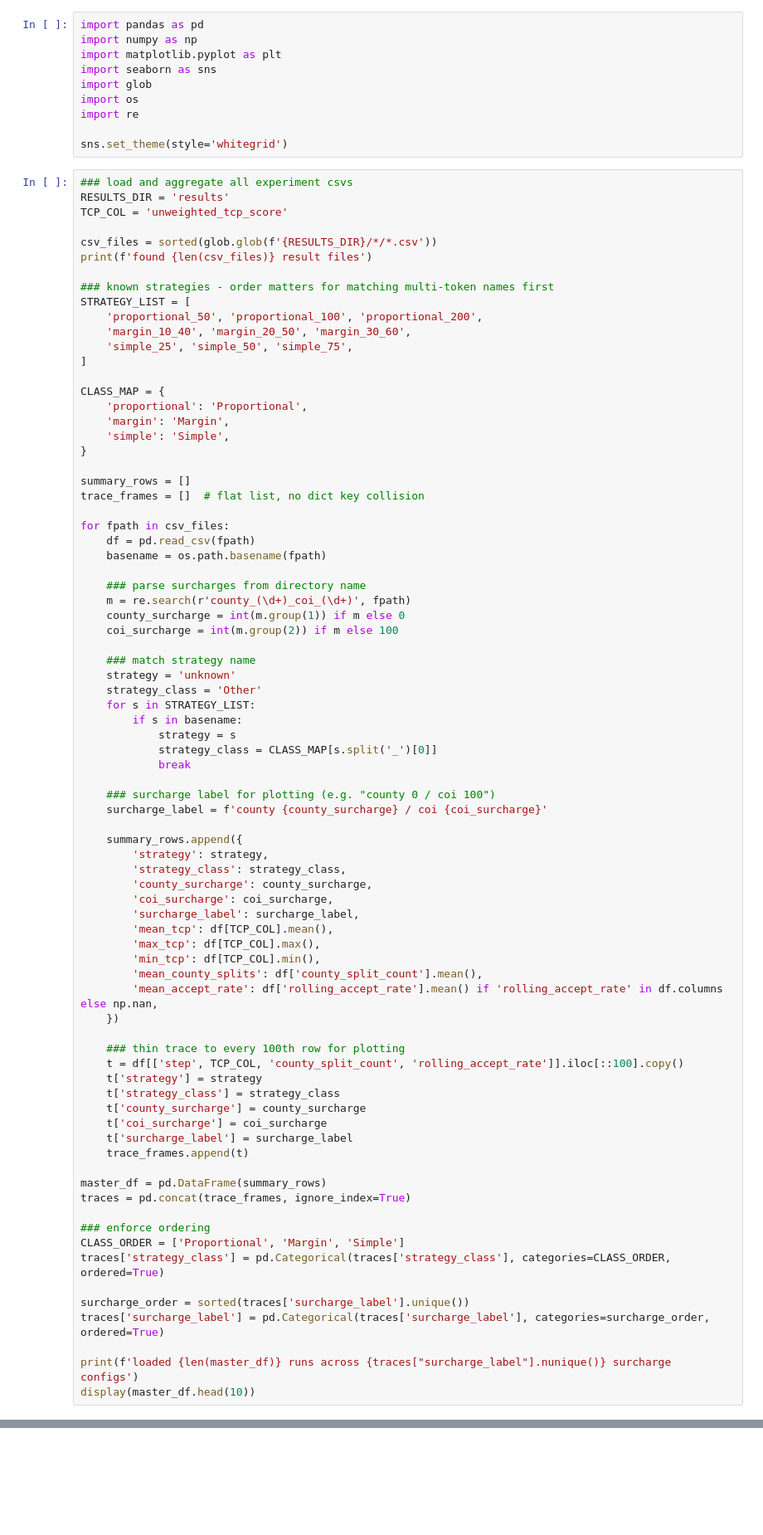
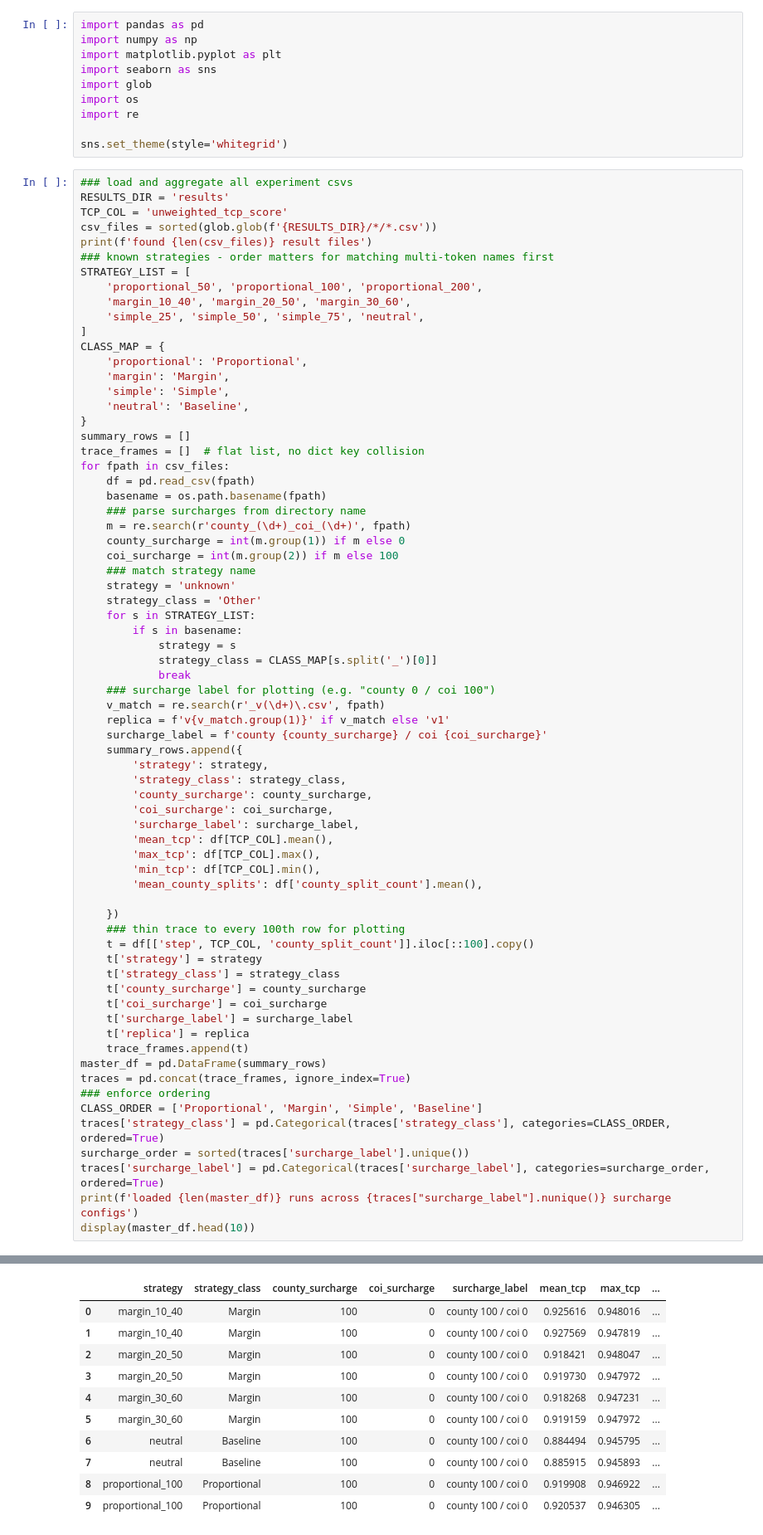
Before and after one commit to jevonlipsey/coi-preservation-project, a Jupyter notebook: analysis/results_viz.ipynb, the cells around one changed output, grey strips where cells are left out. Shown at 83% size. Drawn from its saved outputs; the diff is of its cells as text; blank space fills up the shorter version.

```diff
--- a/analysis/results_viz.ipynb
+++ b/analysis/results_viz.ipynb
@@ -23,35 +23,29 @@ sns.set_theme(style='whitegrid')
 ### load and aggregate all experiment csvs
 RESULTS_DIR = 'results'
 TCP_COL = 'unweighted_tcp_score'
-
 csv_files = sorted(glob.glob(f'{RESULTS_DIR}/*/*.csv'))
 print(f'found {len(csv_files)} result files')
-
 ### known strategies - order matters for matching multi-token names first
 STRATEGY_LIST = [
     'proportional_50', 'proportional_100', 'proportional_200',
     'margin_10_40', 'margin_20_50', 'margin_30_60',
-    'simple_25', 'simple_50', 'simple_75',
+    'simple_25', 'simple_50', 'simple_75', 'neutral',
 ]
-
 CLASS_MAP = {
     'proportional': 'Proportional',
     'margin': 'Margin',
     'simple': 'Simple',
+    'neutral': 'Baseline',
 }
-
 summary_rows = []
 trace_frames = []  # flat list, no dict key collision
-
 for fpath in csv_files:
     df = pd.read_csv(fpath)
     basename = os.path.basename(fpath)
-
     ### parse surcharges from directory name
     m = re.search(r'county_(\d+)_coi_(\d+)', fpath)
     county_surcharge = int(m.group(1)) if m else 0
     coi_surcharge = int(m.group(2)) if m else 100
-
     ### match strategy name
     strategy = 'unknown'
     strategy_class = 'Other'
@@ -60,10 +54,10 @@ for fpath in csv_files:
             strategy = s
             strategy_class = CLASS_MAP[s.split('_')[0]]
             break
-
     ### surcharge label for plotting (e.g. "county 0 / coi 100")
+    v_match = re.search(r'_v(\d+)\.csv', fpath)
+    replica = f'v{v_match.group(1)}' if v_match else 'v1'
     surcharge_label = f'county {county_surcharge} / coi {coi_surcharge}'
-
     summary_rows.append({
         'strategy': strategy,
         'strategy_class': strategy_class,
@@ -74,27 +68,24 @@ for fpath in csv_files:
         'max_tcp': df[TCP_COL].max(),
         'min_tcp': df[TCP_COL].min(),
         'mean_county_splits': df['county_split_count'].mean(),
-        'mean_accept_rate': df['rolling_accept_rate'].mean() if 'rolling_accept_rate' in df.columns else np.nan,
+
     })
-
     ### thin trace to every 100th row for plotting
-    t = df[['step', TCP_COL, 'county_split_count', 'rolling_accept_rate']].iloc[::100].copy()
+    t = df[['step', TCP_COL, 'county_split_count']].iloc[::100].copy()
     t['strategy'] = strategy
     t['strategy_class'] = strategy_class
     t['county_surcharge'] = county_surcharge
     t['coi_surcharge'] = coi_surcharge
     t['surcharge_label'] = surcharge_label
+    t['replica'] = replica
     trace_frames.append(t)
-
 master_df = pd.DataFrame(summary_rows)
 traces = pd.concat(trace_frames, ignore_index=True)
-
 ### enforce ordering
-CLASS_ORDER = ['Proportional', 'Margin', 'Simple']
+CLASS_ORDER = ['Proportional', 'Margin', 'Simple', 'Baseline']
 traces['strategy_class'] = pd.Categorical(traces['strategy_class'], categories=CLASS_ORDER, ordered=True)
-
 surcharge_order = sorted(traces['surcharge_label'].unique())
 traces['surcharge_label'] = pd.Categorical(traces['surcharge_label'], categories=surcharge_order, ordered=True)
-
 print(f'loaded {len(master_df)} runs across {traces["surcharge_label"].nunique()} surcharge configs')
 display(master_df.head(10))
+# %% [output]
@@ -101,3 +94,14 @@ display(master_df.head(10))
+|  | strategy | strategy_class | county_surcharge | coi_surcharge | surcharge_label | mean_tcp | max_tcp | ... |
+| 0 | margin_10_40 | Margin | 100 | 0 | county 100 / coi 0 | 0.925616 | 0.948016 | ... |
+| 1 | margin_10_40 | Margin | 100 | 0 | county 100 / coi 0 | 0.927569 | 0.947819 | ... |
+| 2 | margin_20_50 | Margin | 100 | 0 | county 100 / coi 0 | 0.918421 | 0.948047 | ... |
+| 3 | margin_20_50 | Margin | 100 | 0 | county 100 / coi 0 | 0.919730 | 0.947972 | ... |
+| 4 | margin_30_60 | Margin | 100 | 0 | county 100 / coi 0 | 0.918268 | 0.947231 | ... |
+| 5 | margin_30_60 | Margin | 100 | 0 | county 100 / coi 0 | 0.919159 | 0.947972 | ... |
+| 6 | neutral | Baseline | 100 | 0 | county 100 / coi 0 | 0.884494 | 0.945795 | ... |
+| 7 | neutral | Baseline | 100 | 0 | county 100 / coi 0 | 0.885915 | 0.945893 | ... |
+| 8 | proportional_100 | Proportional | 100 | 0 | county 100 / coi 0 | 0.919908 | 0.946922 | ... |
+| 9 | proportional_100 | Proportional | 100 | 0 | county 100 / coi 0 | 0.920537 | 0.946305 | ... |
 # %% [markdown]
 ## Pareto Frontier: TCP vs County Splits
 
```
Also changed, not shown: parts of 8 cells of this notebook.
